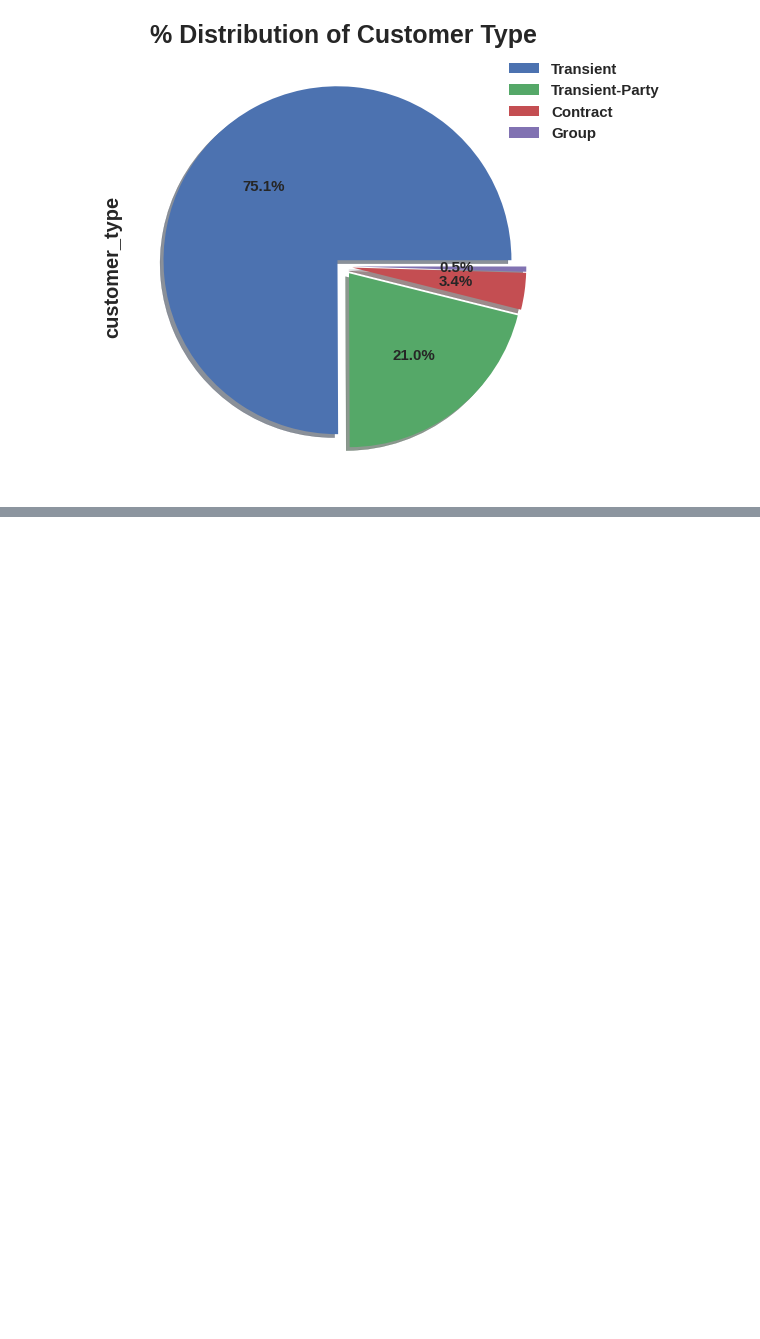
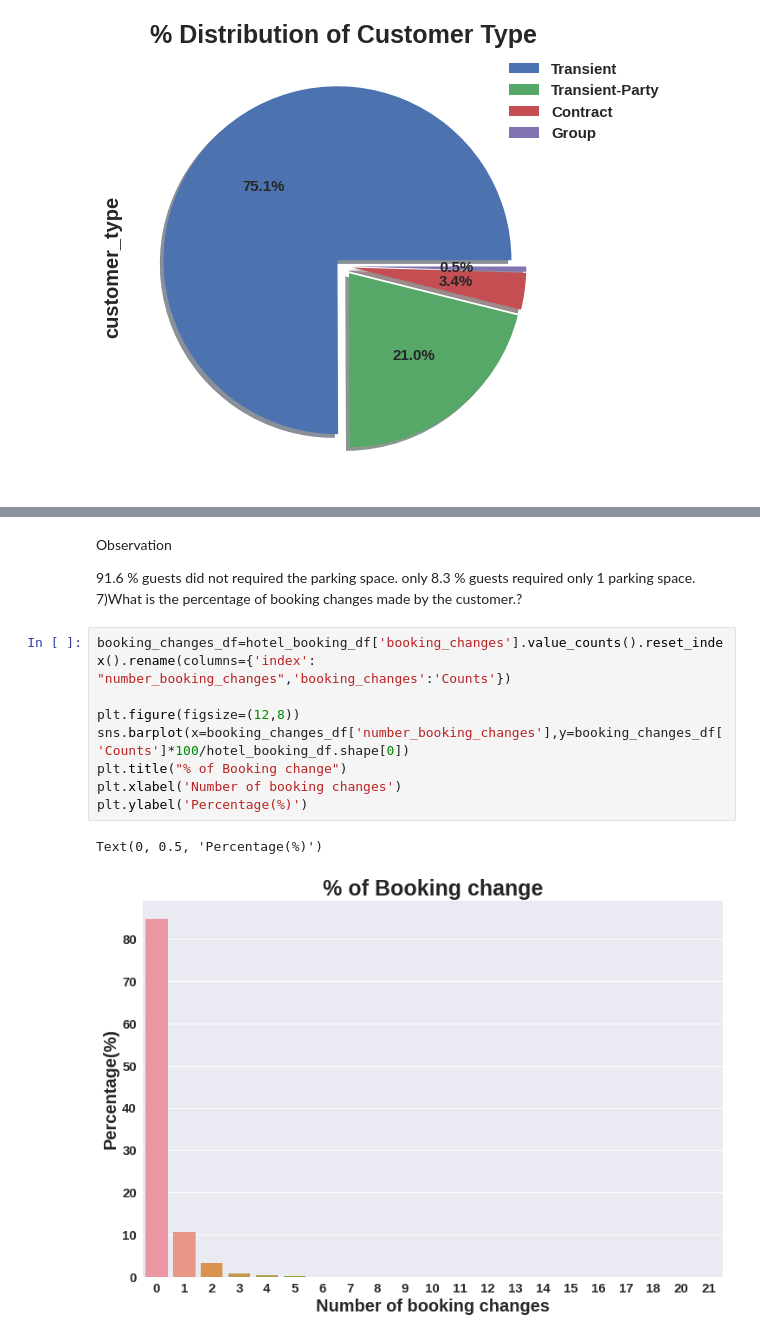
Before and after one commit to Satyaprakash-Dinesh-Vispute/Hotel-Booking-Analysis-EDA, a Jupyter notebook: Hotel_Booking_Analysis_(EDA).ipynb, the cells around one changed output, grey strips where cells are left out. Drawn from its saved outputs; the diff is of its cells as text; blank space fills up the shorter version.

```diff
--- a/Hotel_Booking_Analysis_(EDA).ipynb
+++ b/Hotel_Booking_Analysis_(EDA).ipynb
@@ -389,0 +421,16 @@ plt.legend(bbox_to_anchor=(0.85, 1), loc='upper left', labels=labels)
+# %% [markdown]
+Observation
+
+91.6 % guests did not required the parking space. only 8.3 % guests required only 1 parking space.
+7)What is the percentage of booking changes made by the customer.?
+# %%
+booking_changes_df=hotel_booking_df['booking_changes'].value_counts().reset_index().rename(columns={'index': "number_booking_changes",'booking_changes':'Counts'})
+
+plt.figure(figsize=(12,8))
+sns.barplot(x=booking_changes_df['number_booking_changes'],y=booking_changes_df['Counts']*100/hotel_booking_df.shape[0])
+plt.title("% of Booking change")
+plt.xlabel('Number of booking changes')
+plt.ylabel('Percentage(%)')
+# %% [output]
+Text(0, 0.5, 'Percentage(%)')
+[figure, added]
```
Also changed, not shown: parts of 16 cells of this notebook.
